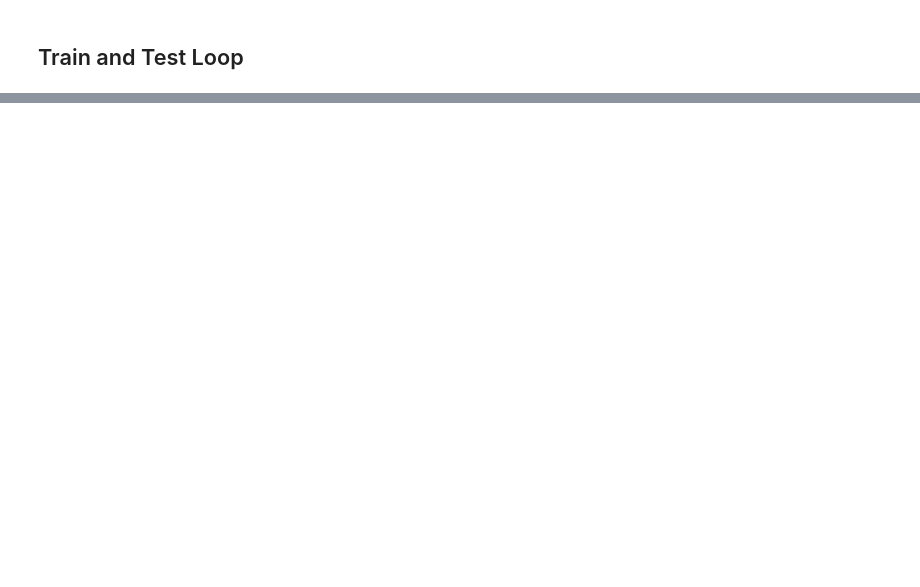
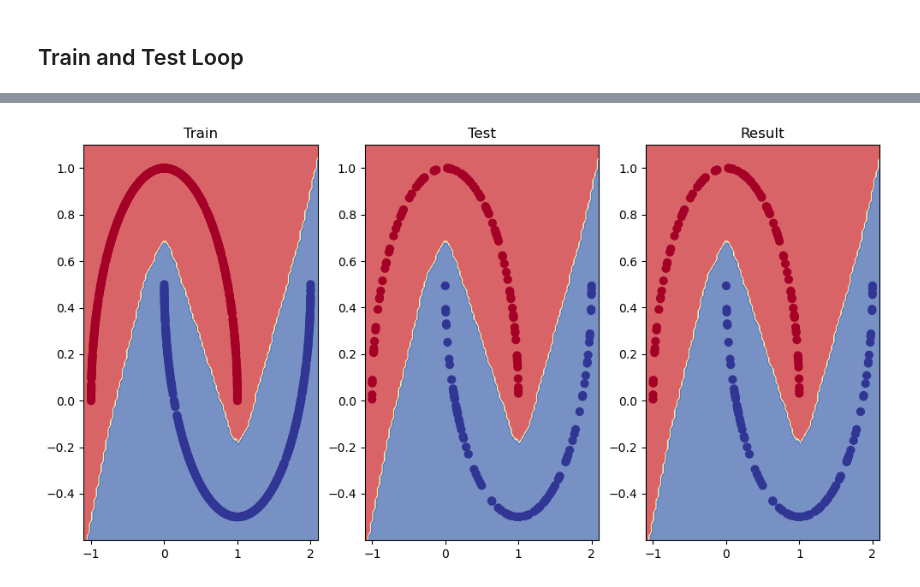
Before and after one commit to rishicarter/pytorch_work, a Jupyter notebook: nbs/02_pytorch_classification.ipynb, the cells around one changed output, grey strips where cells are left out. Saved outputs shown, nothing was run; the diff lists cells and outputs as text; code cells hidden in the pictures; blank space fills up the shorter version.

```diff
--- a/nbs/02_pytorch_classification.ipynb
+++ b/nbs/02_pytorch_classification.ipynb
@@ -54,7 +55,7 @@ torch.cuda.device_count()
 # %%
 X, y = make_moons(n_samples=1000, random_state=MANUAL_SEED)
 
-X, y = torch.from_numpy(X).type(torch.float), torch.from_numpy(y).type(torch.LongTensor)
+X, y = torch.from_numpy(X).type(torch.float), torch.from_numpy(y).type(torch.float)
 
 X_train, X_test, y_train, y_test = train_test_split(X,y,test_size=0.2,random_state=MANUAL_SEED)
 
@@ -118,7 +125,7 @@ torch.manual_seed(MANUAL_SEED)
 torch.cuda.manual_seed(MANUAL_SEED)
 
 X_train, X_test = X_train.to(device), X_test.to(device)
-y_train, y_test = y_train.to(device), y_test.to(device)
+y_train_int, y_train, y_test_int, y_test = y_train.type(torch.LongTensor).to(device), y_train.to(device), y_test.type(torch.LongTensor).to(device), y_test.to(device)
 
 X_train.device, X_test.device, y_train.device, y_test.device
 # %% [output]
@@ -160,6 +178,7 @@ epochs = 1000
 # Send data to the device
 X_train, X_test = X_train.to(device), X_test.to(device)
 y_train, y_test = y_train.to(device), y_test.to(device)
+y_train_int, y_test_int = y_train_int.to(device), y_test_int.to(device)
 
 # Loop through the data
 for epoch in range(epochs):
@@ -176,9 +195,9 @@ for epoch in range(epochs):
 
     # 2. Calculaute the loss
     loss = loss_fn(y_logits, y_train) # loss = compare model raw outputs to desired model outputs
-
+    # print(y_train_int.device, y_preds.device)
     # Calculate the accuracy
-    acc = acc_fn(y_pred, y_train) # the accuracy function needs to compare pred labels (not logits) with actual labels
+    acc = acc_fn(y_train_int, y_preds) # the accuracy function needs to compare pred labels (not logits) with actual labels
 
     # 3. Zero the gradients
     adam_optim.zero_grad()
@@ -189,15 +208,17 @@ for epoch in range(epochs):
     adam_optim.step()
 
     ### Testing
-    model_0.eval()
+    model_1.eval()
     with torch.inference_mode():
-    # 1. Forward pass (to get the logits)
-        y_test_logits = model_1(y_train).squeeze()
-    # Turn the test logits into prediction labels
-        y_test_pred_probs = torch.sigmoid()
-
-    # 2. Caculate the test loss/acc
-
+        # 1. Forward pass (to get the logits)
+        y_test_logits = model_1(X_test).squeeze()
+        # Turn the test logits into prediction labels
+        y_test_pred_probs = torch.sigmoid(y_test_logits)
+        y_test_preds = torch.round(y_test_pred_probs)
+        # 2. Caculate the test loss/acc
+        test_loss = loss_fn(y_test_logits, y_test)
+        test_acc = cust_acc_fn(y_test_int, y_test_preds)
 
     # Print out what's happening every 100 epochs
-    # if epoch % 100 == 0:
+    if epoch % 100 == 0:
+        print(f"Epoch:{epoch} : \n Train Loss: {loss:.4f} | Train Accuracy: {acc:.2f} \n Test Loss: {test_loss:.4f} | Test Accuracy: {test_acc:.2f} ")
@@ -203,0 +243,13 @@ for epoch in range(epochs):
+# %%
+plt.figure(figsize=(12, 6))
+plt.subplot(1, 3, 1)
+plt.title("Train")
+plot_decision_boundary(model_1, X_train, y_train)
+plt.subplot(1, 3, 2)
+plt.title("Test")
+plot_decision_boundary(model_1, X_test, y_test)
+plt.subplot(1, 3, 3)
+plt.title("Result")
+plot_decision_boundary(model_1, X_test, y_test_preds)
+# %% [output]
+[figure, added]
```
Also changed, not shown: parts of 9 cells of this notebook, 1 other file.
